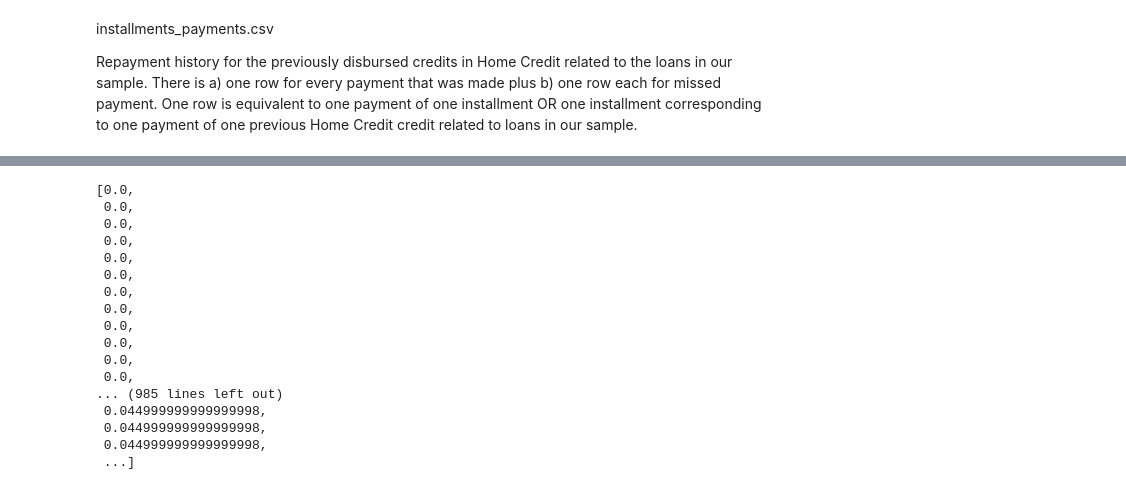
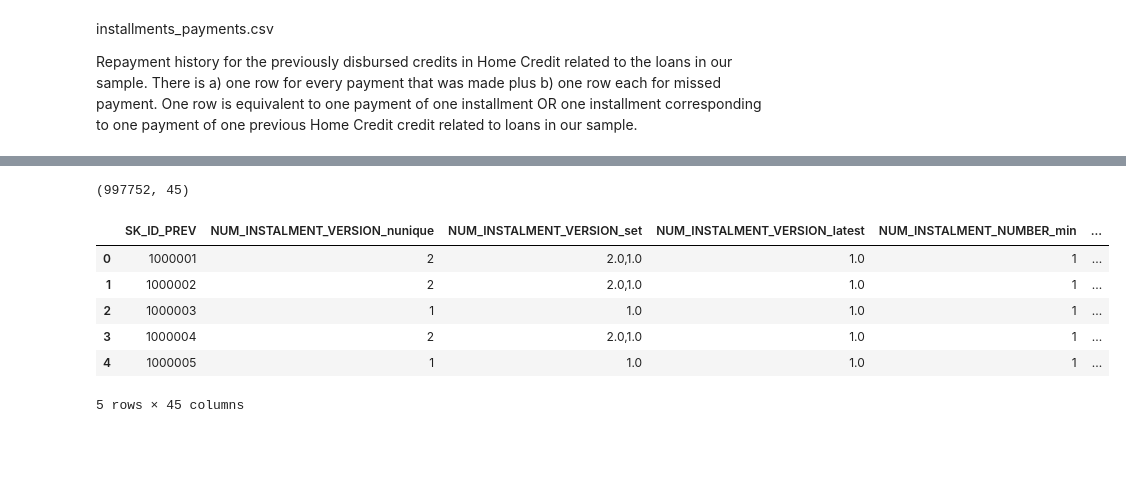
Before and after one commit to niujiaolaoganba/home_credit, a Jupyter notebook: previous_features.ipynb, the cells around one changed output, grey strips where cells are left out. Drawn from its saved outputs; the diff is of its cells as text; code cells hidden in the pictures; blank space fills up the shorter version.

```diff
--- a/previous_features.ipynb
+++ b/previous_features.ipynb
@@ -83,20 +60,42 @@ Name: NUM_INSTALMENT_NUMBER, Length: 76, dtype: int64
-# %%
-sorted(installments.AMT_INSTALMENT)
-# %% [output]
-[0.0,
- 0.0,
- 0.0,
- 0.0,
- 0.0,
- 0.0,
- 0.0,
- 0.0,
- 0.0,
- 0.0,
- 0.0,
- 0.0,
-... (985 lines left out)
- 0.044999999999999998,
- 0.044999999999999998,
- 0.044999999999999998,
- ...]
+# %%
+
+prev_installment_features = pd.concat([
+    installments.NUM_INSTALMENT_VERSION.groupby(installments.SK_ID_PREV).nunique(),
+    installments.NUM_INSTALMENT_VERSION.astype(str).groupby(installments.SK_ID_PREV).agg(lambda x: ','.join(set(x))),
+    installments.NUM_INSTALMENT_VERSION.groupby(installments.SK_ID_PREV).agg(lambda x: list(x)[0]),
+
+    installments.NUM_INSTALMENT_NUMBER.groupby(installments.SK_ID_PREV).agg(['min','max','count']),
+    installments.NUM_INSTALMENT_NUMBER.groupby(installments.SK_ID_PREV).nunique(),
+
+    installments.DAYS_INSTALMENT.groupby(installments.SK_ID_PREV).agg(['min','max','median', 'mean']),
+    installments.DAYS_INSTALMENT.groupby(installments.SK_ID_PREV).agg(lambda x: np.max(x) - np.min(x)),
+
+    installments.DAYS_ENTRY_PAYMENT.groupby(installments.SK_ID_PREV).agg(['min','max','median', 'mean']),
+    installments.DAYS_ENTRY_PAYMENT.groupby(installments.SK_ID_PREV).agg(lambda x: np.max(x) - np.min(x)),
+
+    installments.DPD.groupby(installments.SK_ID_PREV).agg(['min','max','median', 'mean','sum','std']),
+
+    installments.AMT_INSTALMENT.groupby(installments.SK_ID_PREV).agg(['min','max','mean','sum','median','std']),
+    installments.AMT_INSTALMENT.groupby(installments.SK_ID_PREV).nunique(),
+    installments.AMT_PAYMENT.groupby(installments.SK_ID_PREV).agg(['min','max','mean','sum','median','std']),
+    installments.AMT_PAYMENT.groupby(installments.SK_ID_PREV).nunique(),
+    installments.AMT_DPD.groupby(installments.SK_ID_PREV).agg(['min','max','mean','sum','median','std']),
+    installments.AMT_DPD.groupby(installments.SK_ID_PREV).nunique(),
+
+], axis = 1)
+
+prev_installment_features.columns = ['NUM_INSTALMENT_VERSION_nunique','NUM_INSTALMENT_VERSION_set','NUM_INSTALMENT_VERSION_latest']+ ['NUM_INSTALMENT_NUMBER_'+ n for n in ['min','max','count']] + ['NUM_INSTALMENT_NUMBER_nunique'] + ['DAYS_INSTALMENT_'+ n for n in ['min','max','median', 'mean']] + ['DAYS_INSTALMENT_range'] + ['DAYS_ENTRY_PAYMENT_'+ n for n in ['min','max','median', 'mean']] + ['DAYS_ENTRY_PAYMENT_range'] + ['DPD_'+ n for n in ['min','max','median', 'mean','sum','std']] + ['AMT_INSTALMENT_'+ n for n in ['min','max','mean','sum','median','std']] + ['AMT_INSTALMENT_nunique'] + ['AMT_PAYMENT_'+ n for n in ['min','max','mean','sum','median','std']] + ['AMT_PAYMENT_nunique'] + ['AMT_DPD_'+ n for n in ['min','max','mean','sum','median','std']] + ['AMT_DPD_nunique']
+
+prev_installment_features = prev_installment_features.reset_index()
+# %%
+prev_installment_features.shape
+prev_installment_features.head()
+# %% [output]
+(997752, 45)
+|  | SK_ID_PREV | NUM_INSTALMENT_VERSION_nunique | NUM_INSTALMENT_VERSION_set | NUM_INSTALMENT_VERSION_latest | NUM_INSTALMENT_NUMBER_min | ... |
+| 0 | 1000001 | 2 | 2.0,1.0 | 1.0 | 1 | ... |
+| 1 | 1000002 | 2 | 2.0,1.0 | 1.0 | 1 | ... |
+| 2 | 1000003 | 1 | 1.0 | 1.0 | 1 | ... |
+| 3 | 1000004 | 2 | 2.0,1.0 | 1.0 | 1 | ... |
+| 4 | 1000005 | 1 | 1.0 | 1.0 | 1 | ... |
+5 rows × 45 columns
```
Also changed, not shown: parts of 7 cells of this notebook, 3 other files.
